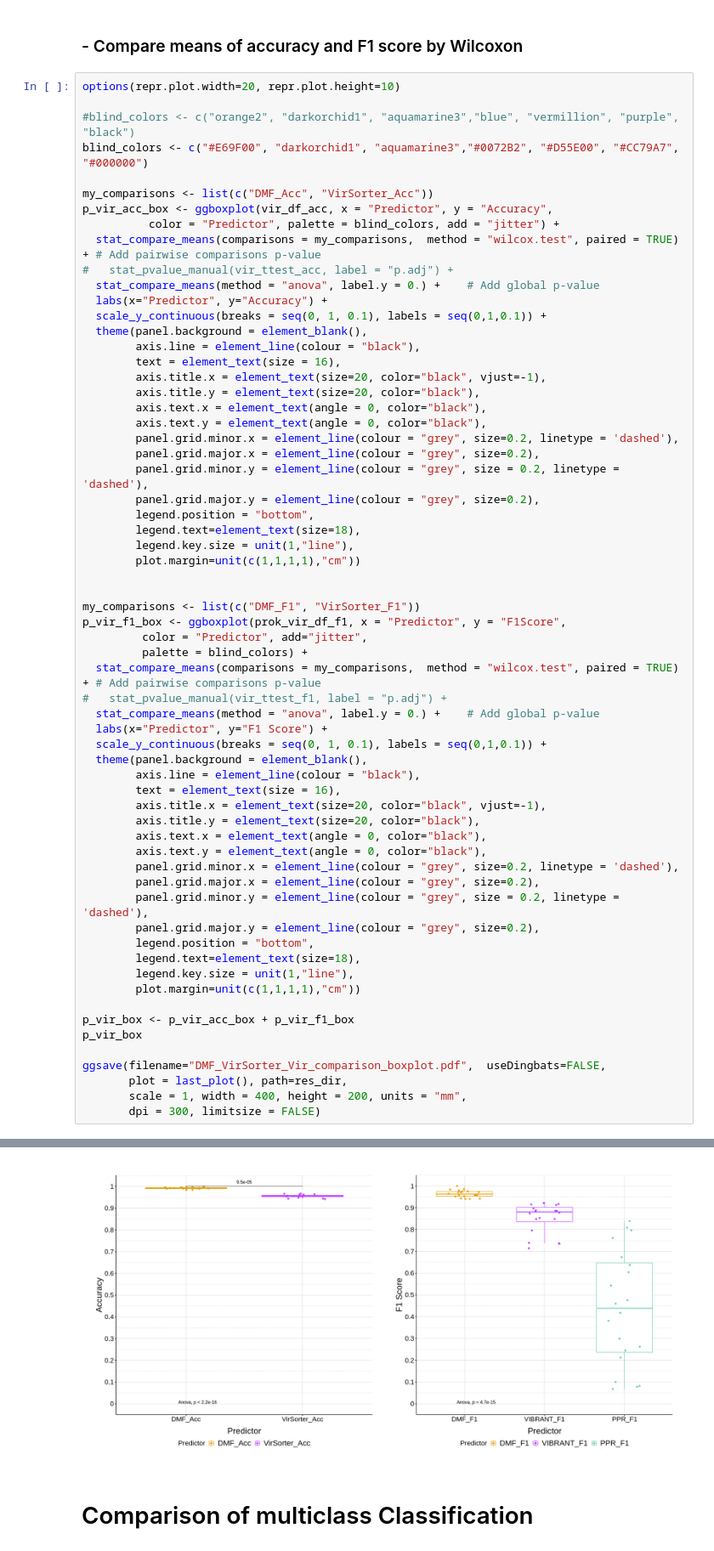
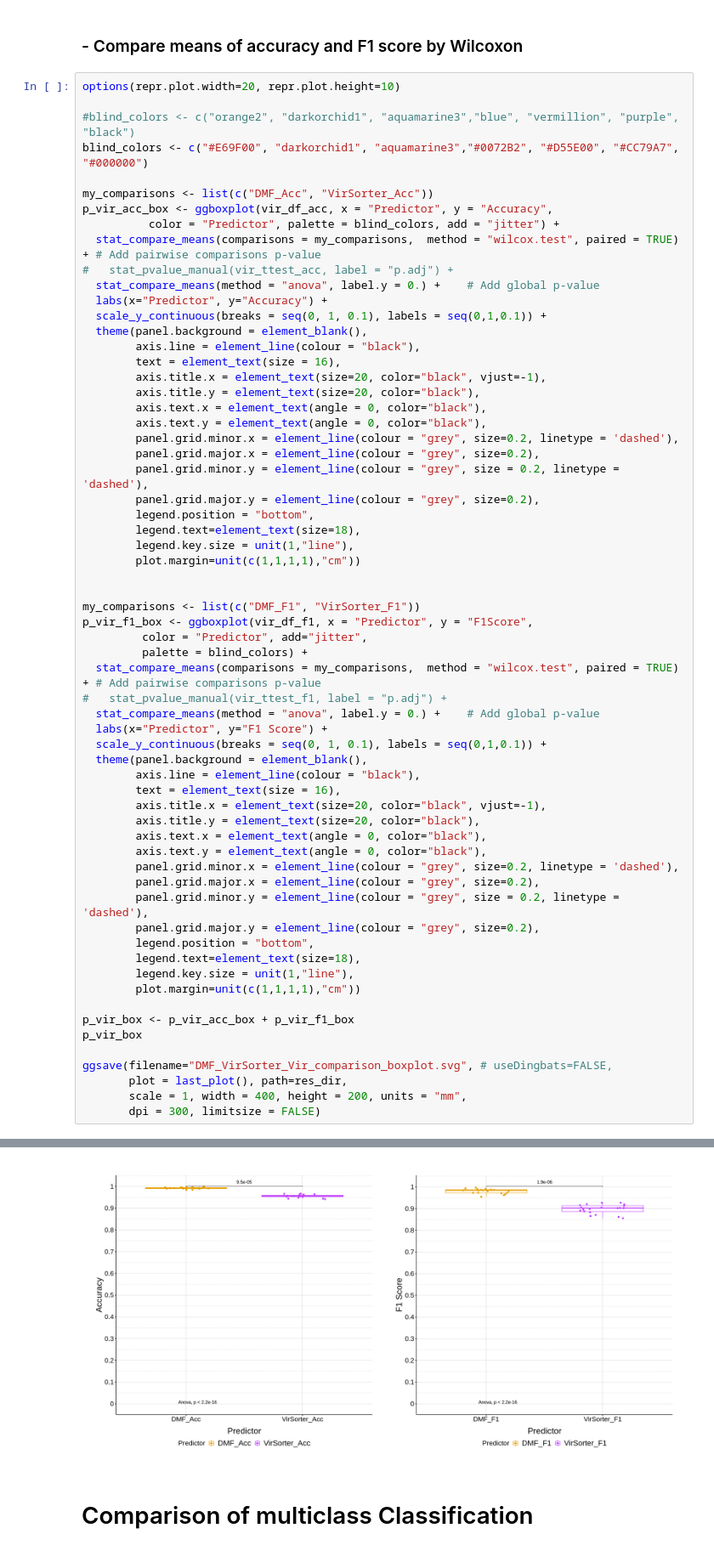
Before and after one commit to chengsly/DeepMicroClass, a Jupyter notebook: plot_figures/plot_acc_f1/Visualization_in_R.ipynb, the cells around one changed output, grey strips where cells are left out. Shown at 85% size. Cells and saved outputs as stored; diff of their text form.

```diff
--- a/plot_figures/plot_acc_f1/Visualization_in_R.ipynb
+++ b/plot_figures/plot_acc_f1/Visualization_in_R.ipynb
@@ -1213,7 +1226,7 @@ p_vir_acc_box <- ggboxplot(vir_df_acc, x = "Predictor", y = "Accuracy",
 
 
 my_comparisons <- list(c("DMF_F1", "VirSorter_F1"))
-p_vir_f1_box <- ggboxplot(prok_vir_df_f1, x = "Predictor", y = "F1Score",
+p_vir_f1_box <- ggboxplot(vir_df_f1, x = "Predictor", y = "F1Score",
          color = "Predictor", add="jitter",
          palette = blind_colors) +
   stat_compare_means(comparisons = my_comparisons,  method = "wilcox.test", paired = TRUE) + # Add pairwise comparisons p-value
@@ -1240,7 +1253,7 @@ p_vir_f1_box <- ggboxplot(prok_vir_df_f1, x = "Predictor", y = "F1Score",
 p_vir_box <- p_vir_acc_box + p_vir_f1_box
 p_vir_box
 
-ggsave(filename="DMF_VirSorter_Vir_comparison_boxplot.pdf",  useDingbats=FALSE,
+ggsave(filename="DMF_VirSorter_Vir_comparison_boxplot.svg", # useDingbats=FALSE,
        plot = last_plot(), path=res_dir,
        scale = 1, width = 400, height = 200, units = "mm",
        dpi = 300, limitsize = FALSE)
@@ -1258,4 +1265,4 @@ Warning message:
-[figure, old version]
+[figure, new version]
 # %% [markdown]
 # Comparison of multiclass Classification
 # %%
```
Also changed, not shown: parts of 29 cells of this notebook, 54 other files.
